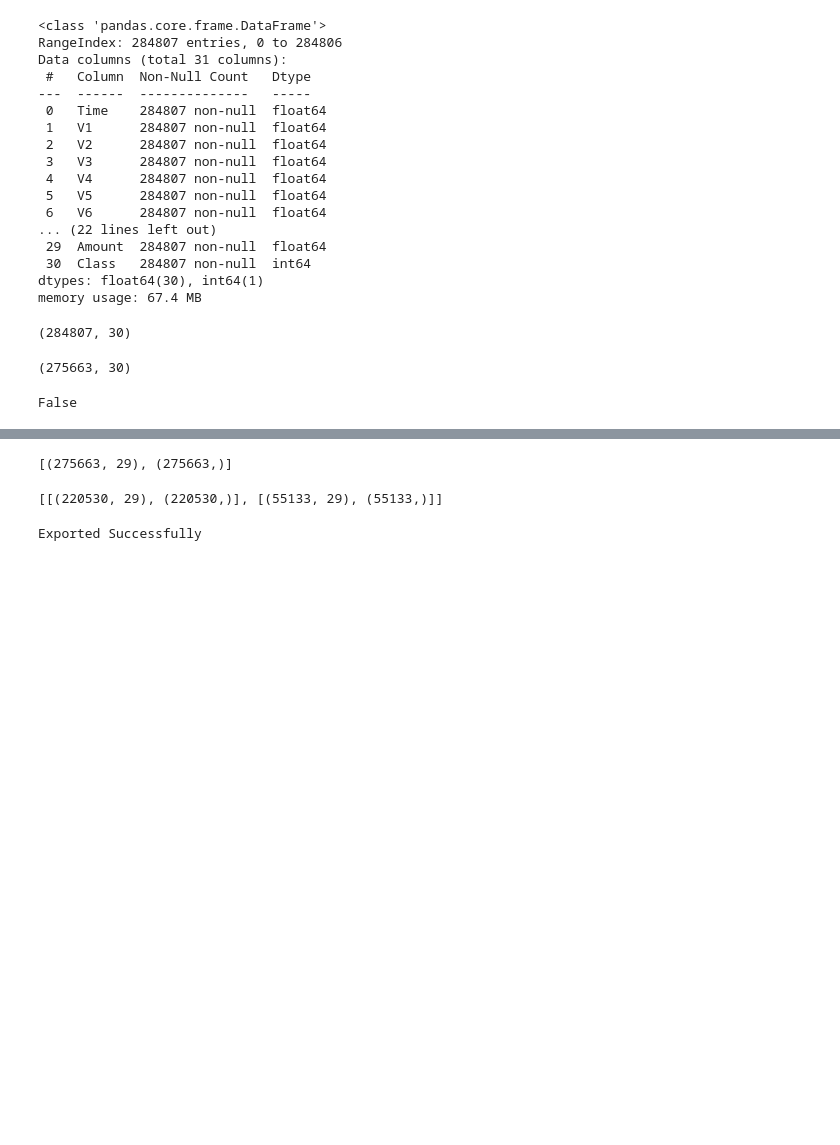
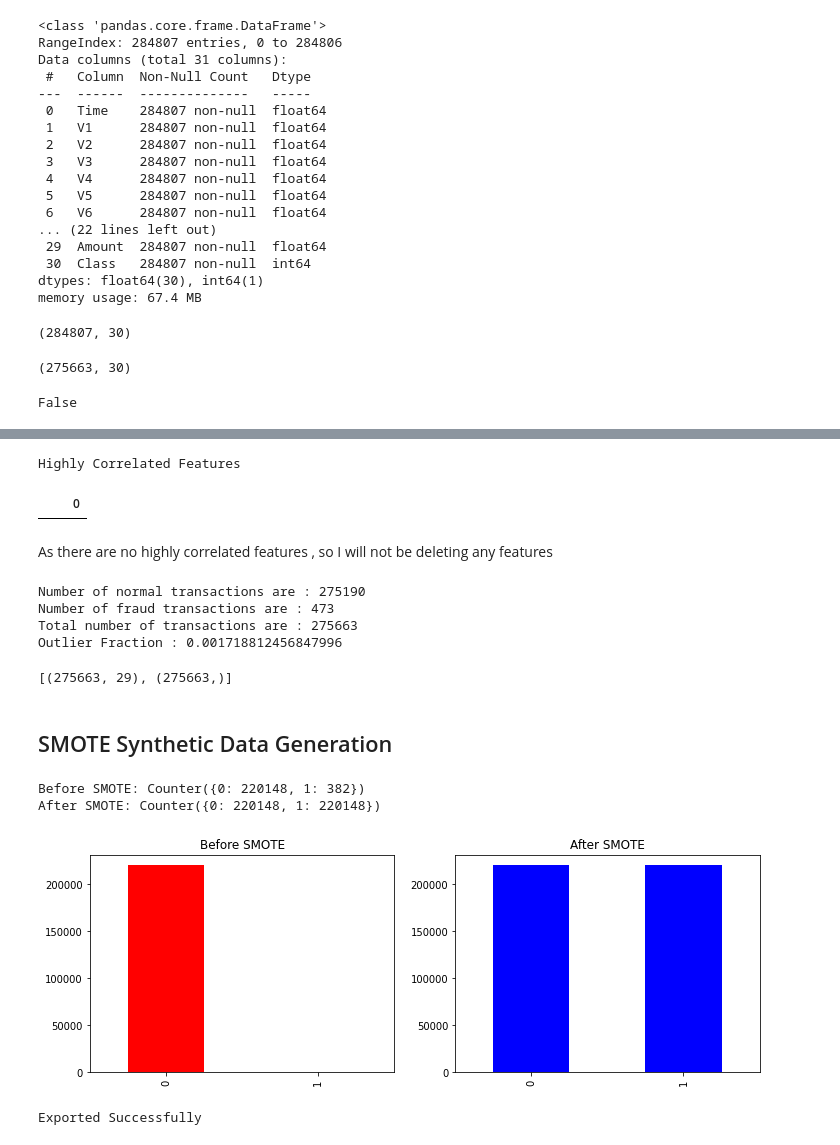
Before and after one commit to PHNPR/Credit-Card-Fraud-Detection, a Jupyter notebook: 1.Data Cleaning.ipynb, the cells around one changed output, grey strips where cells are left out. Drawn from its saved outputs; the diff is of its cells as text; code cells hidden in the pictures; blank space fills up the shorter version.

Commit message:
added smote and vif

```diff
--- a/1.Data Cleaning.ipynb
+++ b/1.Data Cleaning.ipynb
@@ -103,0 +97,9 @@ Outlier Fraction : 0.001718812456847996
+# %%
+# Variance Inflation Factor
+X = data.drop(["Class"], axis=1)
+
+vif = pd.DataFrame()
+vif["Features"] = X.columns
+vif["VIF Factor"] = [variance_inflation_factor(X.values, i) for i in range(X.shape[1])]
+
+vif.sort_values(by=["VIF Factor"], ascending=False)
@@ -104,19 +143,54 @@ Outlier Fraction : 0.001718812456847996
+# %%
+# Displaying the highly correlated features
+highly_correlated = correlation_pairs[correlation_pairs[0]>0.75]
+print("Highly Correlated Features")
+display(highly_correlated)
+# %% [output]
+Highly Correlated Features
+|  |  | 0 |
+# %% [markdown]
+As there are no highly correlated features , so I will not be deleting any features
+# %%
+# Finding the number of normal transactions and fraud transactions in the dataset.
+normal = count_classes[0]
+fraud = count_classes[1]
+outlier_fraction = fraud / normal
+
+print('Number of normal transactions are :' , normal)
+print('Number of fraud transactions are :' , fraud)
+print('Total number of transactions are :' , normal + fraud )
+print('Outlier Fraction :' , outlier_fraction)
+# %% [output]
+Number of normal transactions are : 275190
+Number of fraud transactions are : 473
+Total number of transactions are : 275663
+Outlier Fraction : 0.001718812456847996
 # %%
 # Splitting the dataset into X (input) and Y(output) .
-# Input containing data of all columns except column Class.
-# Output contains data from column Class , which predicts transaction is fraud or not.
-X = data.drop('Class',axis= 1)
 Y = data['Class']
 
 X = StandardScaler().fit_transform(X)
 [X.shape,Y.shape]
 # %% [output]
 [(275663, 29), (275663,)]
-# %%
-# Spitting the given data into 80:20 making training set and test set.
-# random_state is set so that we can control shuffing and output can be reproducible
-X_train, X_test, Y_train, Y_test = train_test_split(X, Y, train_size= 0.8, random_state= 4)
-[[ X_train.shape , Y_train.shape ],[ X_test.shape , Y_test.shape ]]
-# %% [output]
-[[(220530, 29), (220530,)], [(55133, 29), (55133,)]]
+# %% [markdown]
+## SMOTE Synthetic Data Generation
+# %%
+# Setting up testing and training sets
+x_train, x_test, y_train, y_test = train_test_split(X , Y , train_size= 0.8 , random_state= 42)
+
+print("Before SMOTE:", Counter(y_train))
+sm = SMOTE(random_state= 42 , sampling_strategy= 1)
+x_train_sm, y_train_sm = sm.fit_resample(x_train , y_train)
+print("After SMOTE:", Counter(y_train_sm))
+# %% [output]
+Before SMOTE: Counter({0: 220148, 1: 382})
+After SMOTE: Counter({0: 220148, 1: 220148})
+# %%
+fig, axes = plt.subplots(nrows=1, ncols=2, figsize=[12,4])
+y_train.value_counts().plot.bar(ax= axes[0], title= "Before SMOTE" ,color="red")
+y_train_sm.value_counts().plot.bar(ax= axes[1], title= "After SMOTE" , color="blue")
+plt.show()
+# %% [output]
+[figure, added]
 # %%
```
Also changed, not shown: parts of 11 cells of this notebook.
